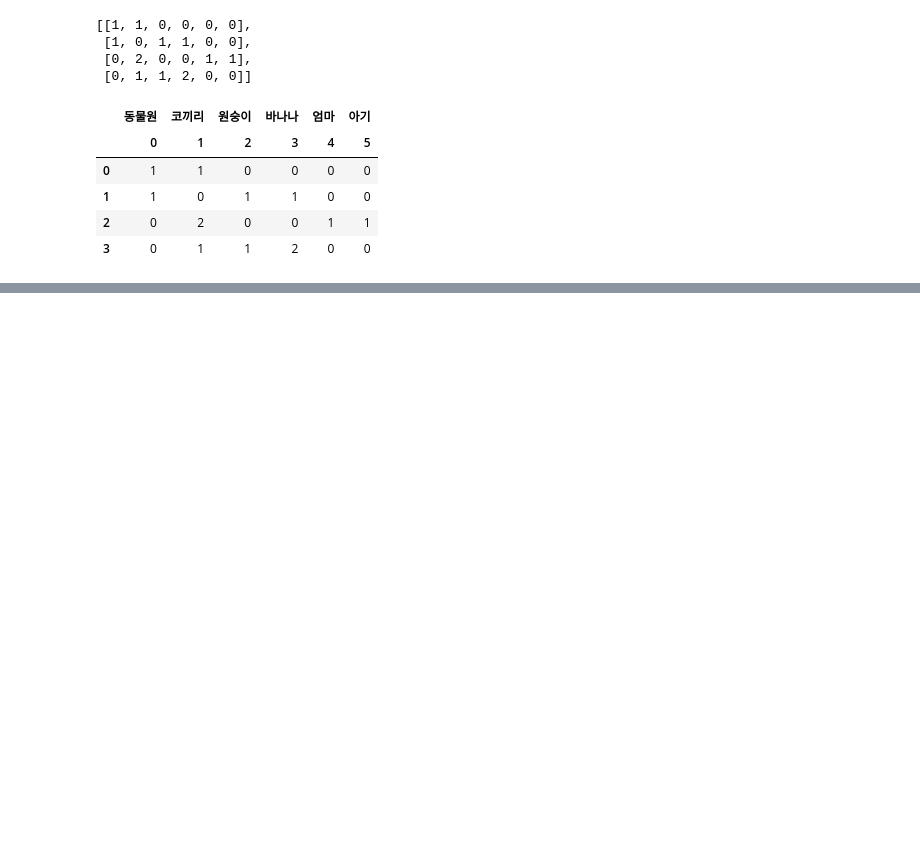
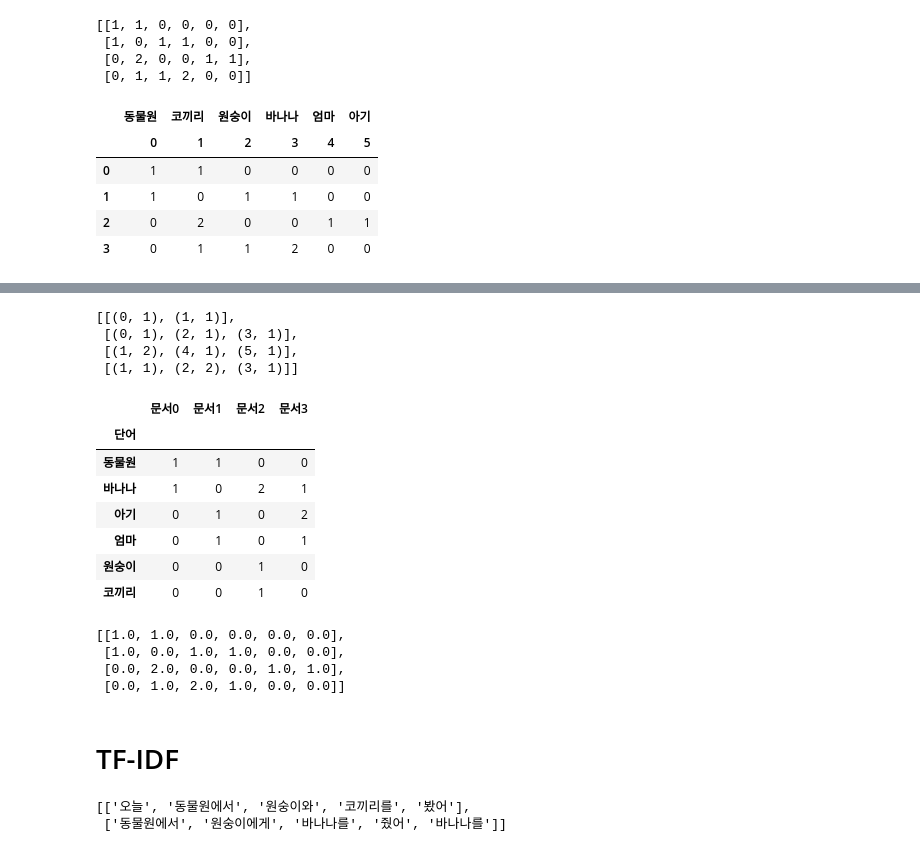
Before and after one commit to insightcampus/202008-youth-bigdata, a Jupyter notebook: db/local regression.ipynb, the cells around one changed output, grey strips where cells are left out. Cells and saved outputs as stored; diff of their text form; code cells hidden in the pictures; blank space fills up the shorter version.

```diff
--- a/db/local regression.ipynb
+++ b/db/local regression.ipynb
@@ -453,0 +492,44 @@ a
+# %%
+import gensim
+from gensim import corpora
+
+doc_ls=[doc.split() for doc in docs]
+id2word=corpora.Dictionary(doc_ls)
+TDM=[id2word.doc2bow(doc) for doc in doc_ls]
+TDM
+# %% [output]
+[[(0, 1), (1, 1)],
+ [(0, 1), (2, 1), (3, 1)],
+ [(1, 2), (4, 1), (5, 1)],
+ [(1, 1), (2, 2), (3, 1)]]
+# %%
+from gensim.matutils import sparse2full
+DTM_matrix=[sparse2full(doc,len(vocab)).tolist() for doc in TDM]
+df_TDM=pd.DataFrame(np.array(DTM_matrix,dtype=int).T,columns=doc_names)
+df_TDM['단어']=vocab
+df_TDM.set_index('단어')
+# %% [output]
+|  | 문서0 | 문서1 | 문서2 | 문서3 |
+| 단어 |  |  |  |  |
+| 동물원 | 1 | 1 | 0 | 0 |
+| 바나나 | 1 | 0 | 2 | 1 |
+| 아기 | 0 | 1 | 0 | 2 |
+| 엄마 | 0 | 1 | 0 | 1 |
+| 원숭이 | 0 | 0 | 1 | 0 |
+| 코끼리 | 0 | 0 | 1 | 0 |
+# %%
+DTM_matrix
+# %% [output]
+[[1.0, 1.0, 0.0, 0.0, 0.0, 0.0],
+ [1.0, 0.0, 1.0, 1.0, 0.0, 0.0],
+ [0.0, 2.0, 0.0, 0.0, 1.0, 1.0],
+ [0.0, 1.0, 2.0, 1.0, 0.0, 0.0]]
+# %% [markdown]
+# TF-IDF
+# %%
+docs=['오늘 동물원에서 원숭이와 코끼리를 봤어','동물원에서 원숭이에게 바나나를 줬어 바나나를']
+doc_ls=[i.split(' ') for i in docs]
+doc_ls
+# %% [output]
+[['오늘', '동물원에서', '원숭이와', '코끼리를', '봤어'],
+ ['동물원에서', '원숭이에게', '바나나를', '줬어', '바나나를']]
```
Also changed, not shown: parts of 50 cells of this notebook.
